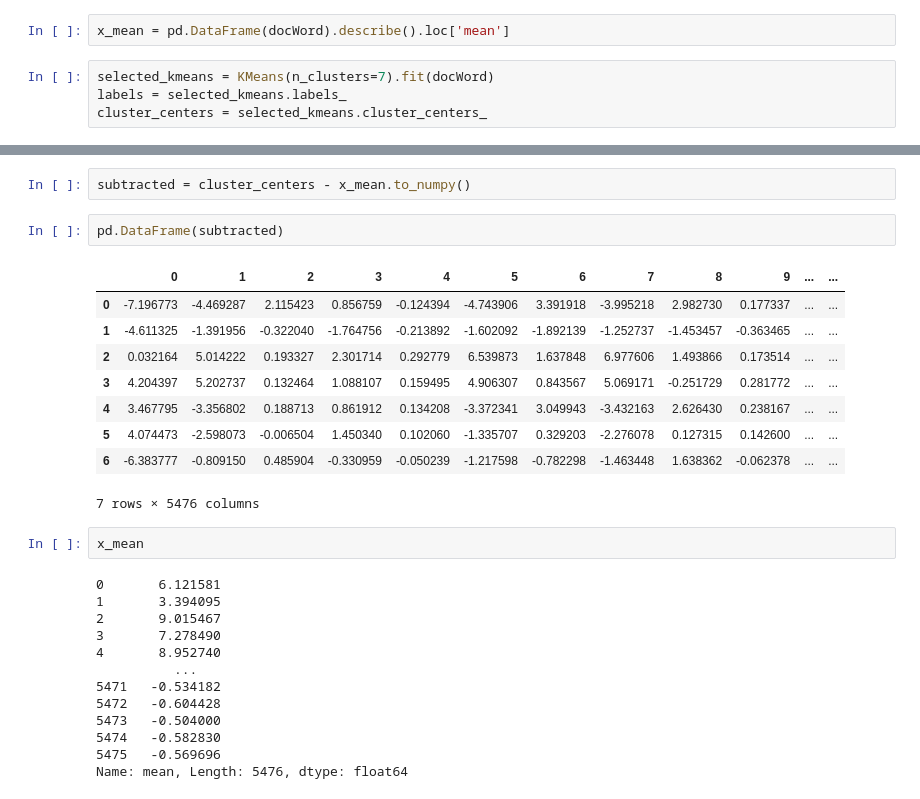
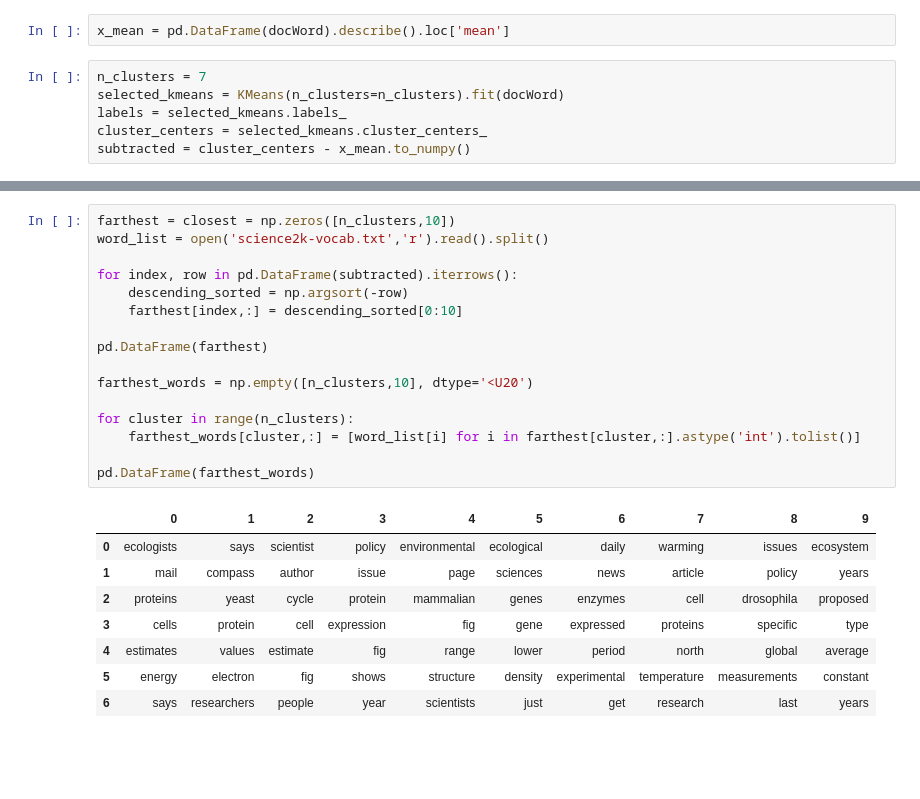
Before and after one commit to martinsun0/AML-assignments, a Jupyter notebook: hw3/3-2/hw3-2.ipynb, the cells around one changed output, grey strips where cells are left out. Saved outputs shown, nothing was run; the diff lists cells and outputs as text; blank space fills up the shorter version.

```diff
--- a/hw3/3-2/hw3-2.ipynb
+++ b/hw3/3-2/hw3-2.ipynb
@@ -115,6 +115,8 @@ It's not immediately clear which k value is optimal due to the lack of elbows in
 # %%
 x_mean = pd.DataFrame(docWord).describe().loc['mean']
 # %%
-selected_kmeans = KMeans(n_clusters=7).fit(docWord)
+n_clusters = 7
+selected_kmeans = KMeans(n_clusters=n_clusters).fit(docWord)
 labels = selected_kmeans.labels_
 cluster_centers = selected_kmeans.cluster_centers_
+subtracted = cluster_centers - x_mean.to_numpy()
@@ -133,29 +123,25 @@ pd.DataFrame(cluster_centers)
-# %%
-subtracted = cluster_centers - x_mean.to_numpy()
-# %%
-pd.DataFrame(subtracted)
-# %% [output]
-|  | 0 | 1 | 2 | 3 | 4 | 5 | 6 | 7 | 8 | 9 | ... | ... |
-| 0 | -7.196773 | -4.469287 | 2.115423 | 0.856759 | -0.124394 | -4.743906 | 3.391918 | -3.995218 | 2.982730 | 0.177337 | ... | ... |
-| 1 | -4.611325 | -1.391956 | -0.322040 | -1.764756 | -0.213892 | -1.602092 | -1.892139 | -1.252737 | -1.453457 | -0.363465 | ... | ... |
-| 2 | 0.032164 | 5.014222 | 0.193327 | 2.301714 | 0.292779 | 6.539873 | 1.637848 | 6.977606 | 1.493866 | 0.173514 | ... | ... |
-| 3 | 4.204397 | 5.202737 | 0.132464 | 1.088107 | 0.159495 | 4.906307 | 0.843567 | 5.069171 | -0.251729 | 0.281772 | ... | ... |
-| 4 | 3.467795 | -3.356802 | 0.188713 | 0.861912 | 0.134208 | -3.372341 | 3.049943 | -3.432163 | 2.626430 | 0.238167 | ... | ... |
-| 5 | 4.074473 | -2.598073 | -0.006504 | 1.450340 | 0.102060 | -1.335707 | 0.329203 | -2.276078 | 0.127315 | 0.142600 | ... | ... |
-| 6 | -6.383777 | -0.809150 | 0.485904 | -0.330959 | -0.050239 | -1.217598 | -0.782298 | -1.463448 | 1.638362 | -0.062378 | ... | ... |
-7 rows × 5476 columns
-# %%
-x_mean
-# %% [output]
-0       6.121581
-1       3.394095
-2       9.015467
-3       7.278490
-4       8.952740
-          ...
-5471   -0.534182
-5472   -0.604428
-5473   -0.504000
-5474   -0.582830
-5475   -0.569696
-Name: mean, Length: 5476, dtype: float64
+# %%
+farthest = closest = np.zeros([n_clusters,10])
+word_list = open('science2k-vocab.txt','r').read().split()
+
+for index, row in pd.DataFrame(subtracted).iterrows():
+    descending_sorted = np.argsort(-row)
+    farthest[index,:] = descending_sorted[0:10]
+
+pd.DataFrame(farthest)
+
+farthest_words = np.empty([n_clusters,10], dtype='<U20')
+
+for cluster in range(n_clusters):
+    farthest_words[cluster,:] = [word_list[i] for i in farthest[cluster,:].astype('int').tolist()]
+
+pd.DataFrame(farthest_words)
+# %% [output]
+|  | 0 | 1 | 2 | 3 | 4 | 5 | 6 | 7 | 8 | 9 |
+| 0 | ecologists | says | scientist | policy | environmental | ecological | daily | warming | issues | ecosystem |
+| 1 | mail | compass | author | issue | page | sciences | news | article | policy | years |
+| 2 | proteins | yeast | cycle | protein | mammalian | genes | enzymes | cell | drosophila | proposed |
+| 3 | cells | protein | cell | expression | fig | gene | expressed | proteins | specific | type |
+| 4 | estimates | values | estimate | fig | range | lower | period | north | global | average |
+| 5 | energy | electron | fig | shows | structure | density | experimental | temperature | measurements | constant |
+| 6 | says | researchers | people | year | scientists | just | get | research | last | years |
```
Also changed, not shown: parts of 3 cells of this notebook.
